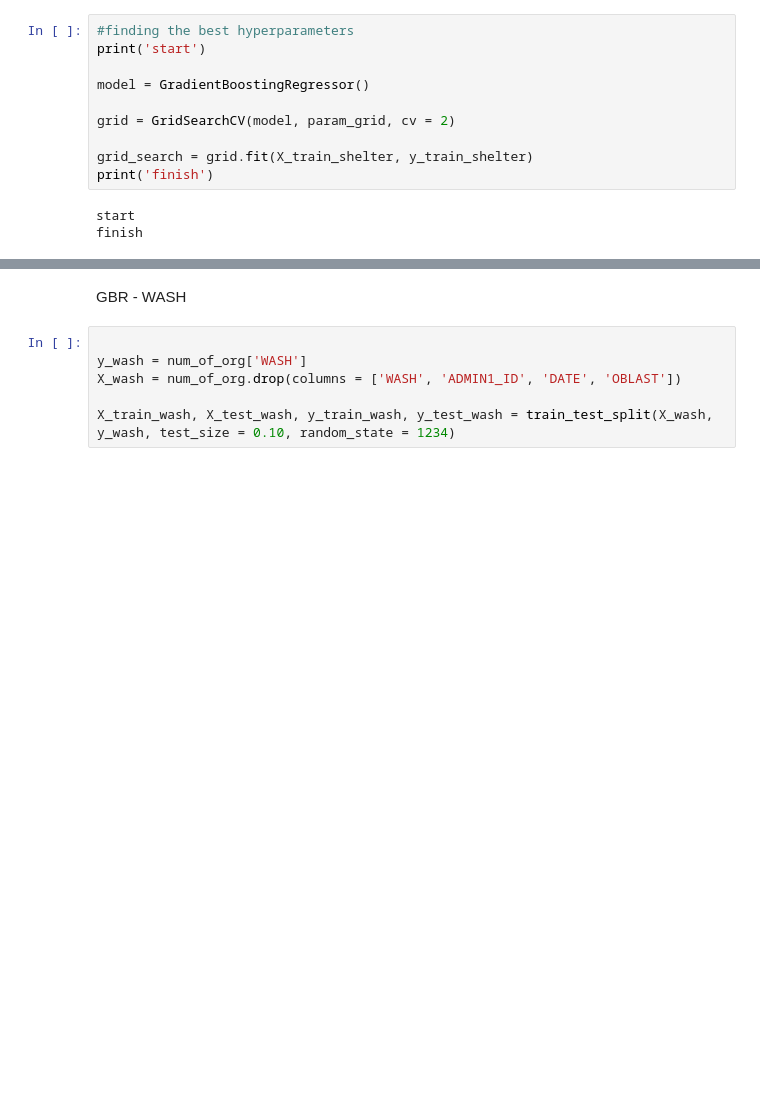
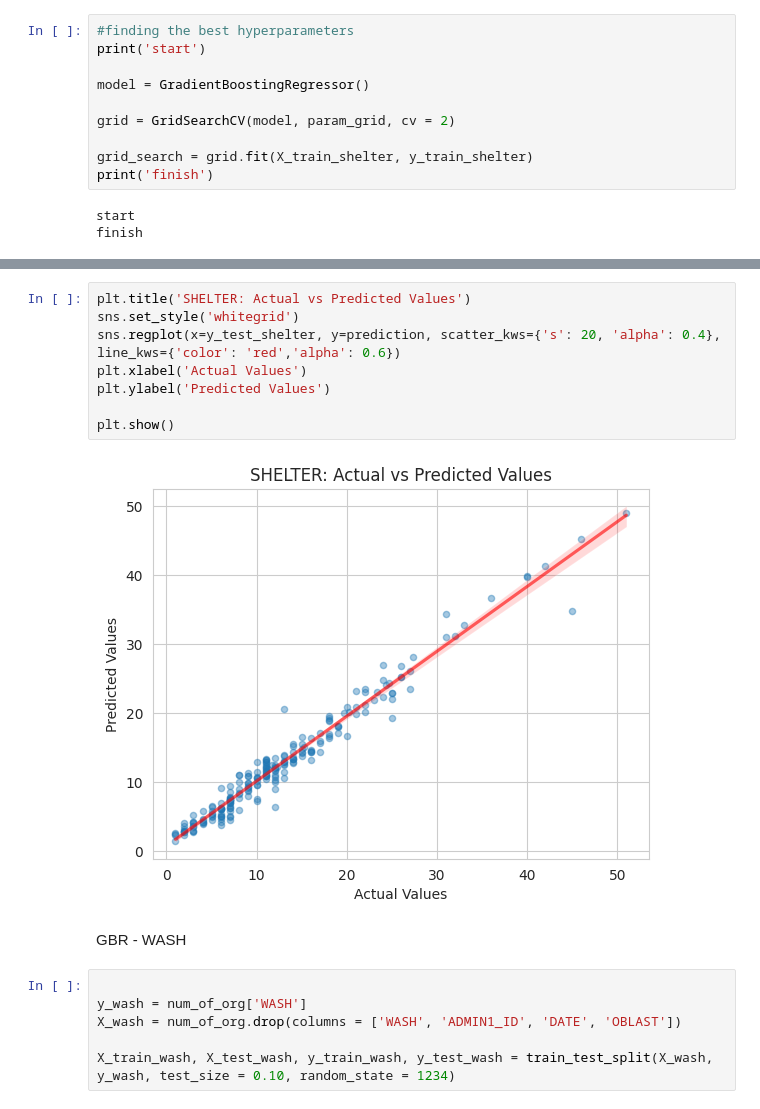
Before and after one commit to reo113/GuideHouse_Project, a Jupyter notebook: guidehouse.ipynb, the cells around one changed output, grey strips where cells are left out. Saved outputs shown, nothing was run; the diff lists cells and outputs as text; blank space fills up the shorter version.

```diff
--- a/guidehouse.ipynb
+++ b/guidehouse.ipynb
@@ -841,3 +841,13 @@ plt.show()
+# %%
+plt.title('SHELTER: Actual vs Predicted Values')
+sns.set_style('whitegrid')
+sns.regplot(x=y_test_shelter, y=prediction, scatter_kws={'s': 20, 'alpha': 0.4}, line_kws={'color': 'red','alpha': 0.6})
+plt.xlabel('Actual Values')
+plt.ylabel('Predicted Values')
+
+plt.show()
+# %% [output]
+[figure, added]
 # %% [markdown]
 GBR - WASH
 # %%
```
Also changed, not shown: parts of 23 cells of this notebook.
